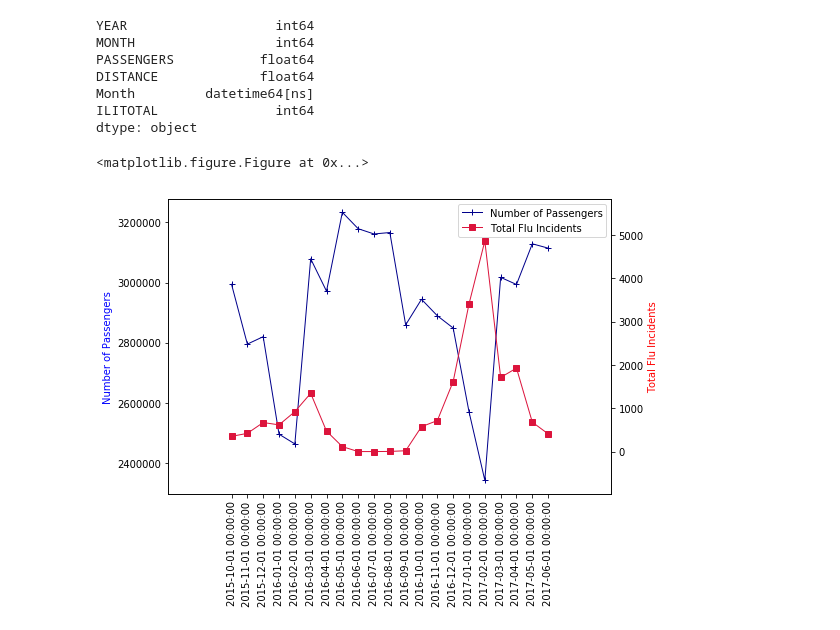
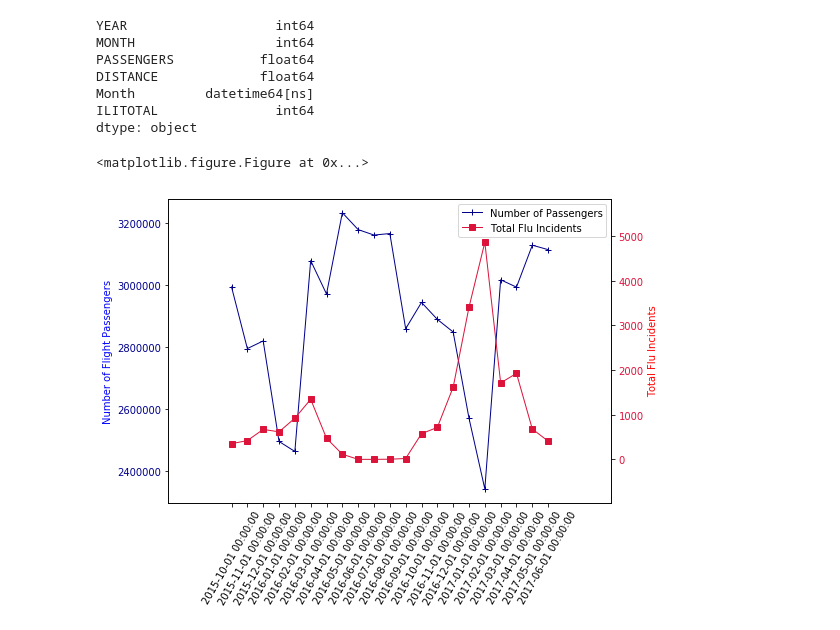
Before and after one commit to giolee88/FluTracker, a Jupyter notebook: Code/Flutracker_Plots.ipynb, the cells around one changed output. Cells and saved outputs as stored; diff of their text form; code cells hidden in the pictures.

```diff
--- a/Code/Flutracker_Plots.ipynb
+++ b/Code/Flutracker_Plots.ipynb
@@ -127,16 +130,24 @@ plt.show()
 plt.clf()
 # %%
 #Yet again, to better display the data, we added two separate y axes to our plot.
+
+#Here is the code for our first y-axis plot
 fig = plt.figure(figsize=(8,6))
 ax1 = fig.add_subplot(111)
-plot3, = ax1.plot(x_axis, prcp_total, marker="+", color="Green", linewidth=1, label="Precipitation")
-ax1.set_ylabel('Total Precipitation in Inches')
+plot3, = ax1.plot(x_axis, prcp_total, marker="+", color="darkgreen", linewidth=1, label="Precipitation")
+ax1.set_xlabel("Weeks")
+ax1.set_ylabel('Total Precipitation in Inches', color='darkgreen')
+for tl in ax1.get_yticklabels():
+    tl.set_color('darkgreen')
 
+#Here is the code for our second y-axis plot
 ax2 = ax1.twinx()
-plot4, = ax2.plot(x_axis, inc_vol, marker="s", color="Red", linewidth=1, label="Incidents")
-ax2.set_ylabel('Incidents', color='r')
+plot4, = ax2.plot(x_axis, inc_vol, marker="s", color="orange", linewidth=1, label="Incidents")
+ax2.set_ylabel('Incidents', color='goldenrod')
 for tl in ax2.get_yticklabels():
-    tl.set_color('r')
+    tl.set_color('goldenrod')
+
+#Add a legend, save the figure to a png file and display it.
 plt.legend(handles=[plot3, plot4], loc="best")
 plt.savefig('PrecipitationVSFluOutbreak.png')
 plt.show()
@@ -281,15 +291,19 @@ ax1 = fig.add_subplot(111)
 plot1, = ax1.plot(x_axis, (percchange*100), marker="+", color="darkblue", linewidth=1, label="Cumulative Vaccination Percentage")
 ax1.set_ylabel('Cumulative Vaccination Percentage', color='b')
 plt.ylim((0,50))
+for tl in ax1.get_yticklabels():
+    tl.set_color('darkblue')
 
 #Here I attempted to remove the hour, minutes, and seconds from showing up in Matplotlib
 #ax1.xaxis.set_major_formatter(mdates.DateFormatter('%Y-%m'))
 
-#The code for our y-axis plot
+#The code for our second y-axis plot
 ax2 = ax1.twinx()
 plot2, = ax2.plot(x_axis, inctotals, marker="s", color="crimson", linewidth=1, label="Incidents")
 ax2.set_ylabel('Flu Incidents', color='r')
 plt.legend(handles=[plot1, plot2], loc="best")
+for tl in ax2.get_yticklabels():
+    tl.set_color('crimson')
 
 # Pad margins so that markers don't get clipped by the axes
 plt.margins(0.2)
@@ -404,34 +414,38 @@ dtype: object
 # %%
 #Here we plot our Air travel versus the total flu incidents
 plt.clf()
 #Set our x_axis to run the length of our dataframe
 x_axis = np.arange(len(mergeairflu))
 fig = plt.figure(figsize=(8, 6))
 
 #Here is our first y-axis plot
 ax1 = fig.add_subplot(111)
 x_label = mergeairflu['Month']
-plt.xticks(x_axis, x_label, rotation= 'vertical')
+plt.xticks(x_axis, x_label, rotation= 60)
 plot7, = ax1.plot(x_axis, data1, marker="+", color="darkblue", linewidth=1, label="Number of Passengers")
-ax1.set_ylabel('Number of Passengers', color='b')
+ax1.set_ylabel('Number of Flight Passengers', color='b')
+for tl in ax1.get_yticklabels():
+    tl.set_color('darkblue')
 
 #Here is our second y-axis plot
 ax2 = ax1.twinx()
 plot8, = ax2.plot(x_axis, data2, marker="s", color="crimson", linewidth=1, label="Total Flu Incidents")
 ax2.set_ylabel('Total Flu Incidents', color='r')
+for tl in ax2.get_yticklabels():
+    tl.set_color('crimson')
 plt.legend(handles=[plot7, plot8], loc="best")
 
 # Pad margins so that markers don't get clipped by the axes
 plt.margins(0.2)
 # Tweak spacing to prevent clipping of tick-labels
 plt.subplots_adjust(bottom=0.15)
 
 #Save Plot and Display
 plt.tight_layout()
-#plt.savefig("AirTravelVSOutbreak.png")
+plt.savefig("AirTravelVSOutbreak.png")
 plt.show()
 # %% [output]
 <matplotlib.figure.Figure at 0x...>
-[figure, old version]
+[figure, new version]
 # %%
 #In the plot above, we have the total number of inbound air passengers to NY.
```
Also changed, not shown: parts of 4 cells of this notebook, 3 other files.
